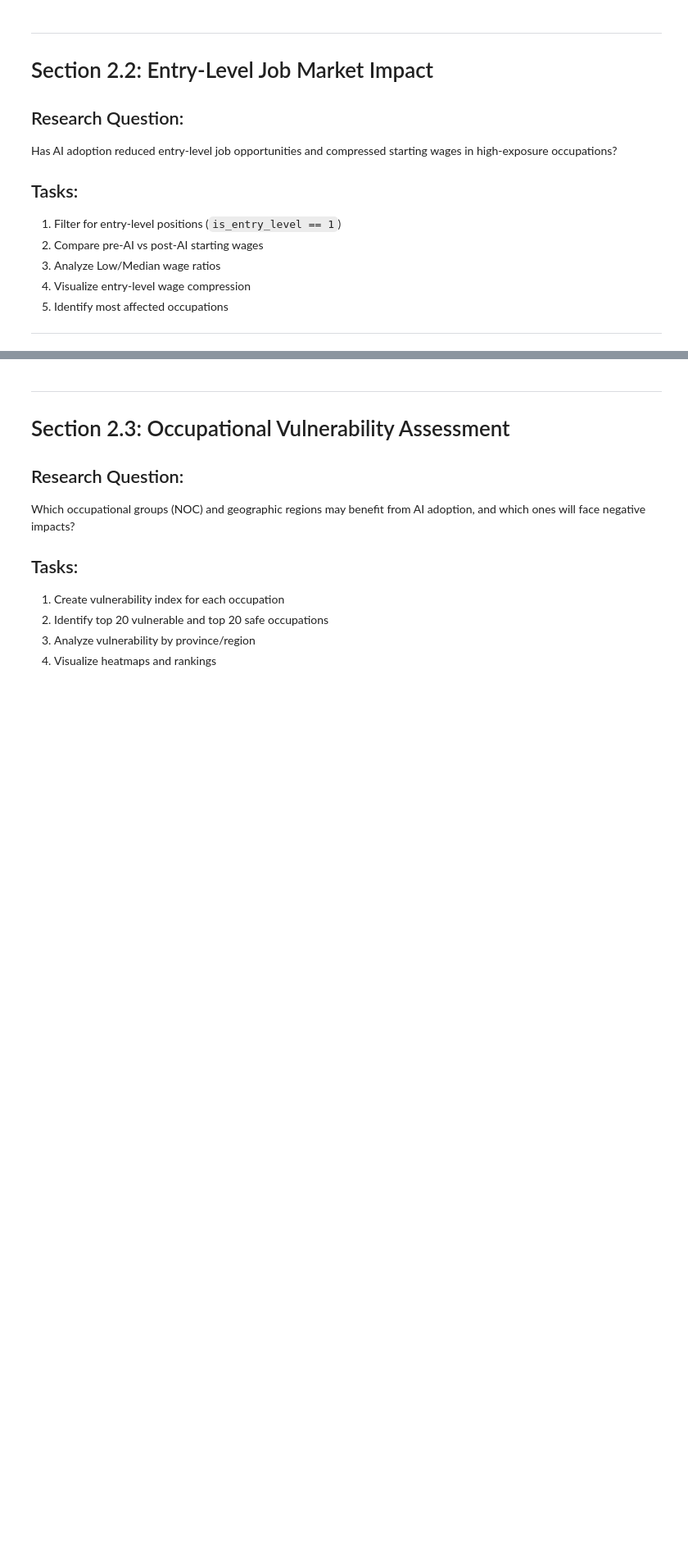
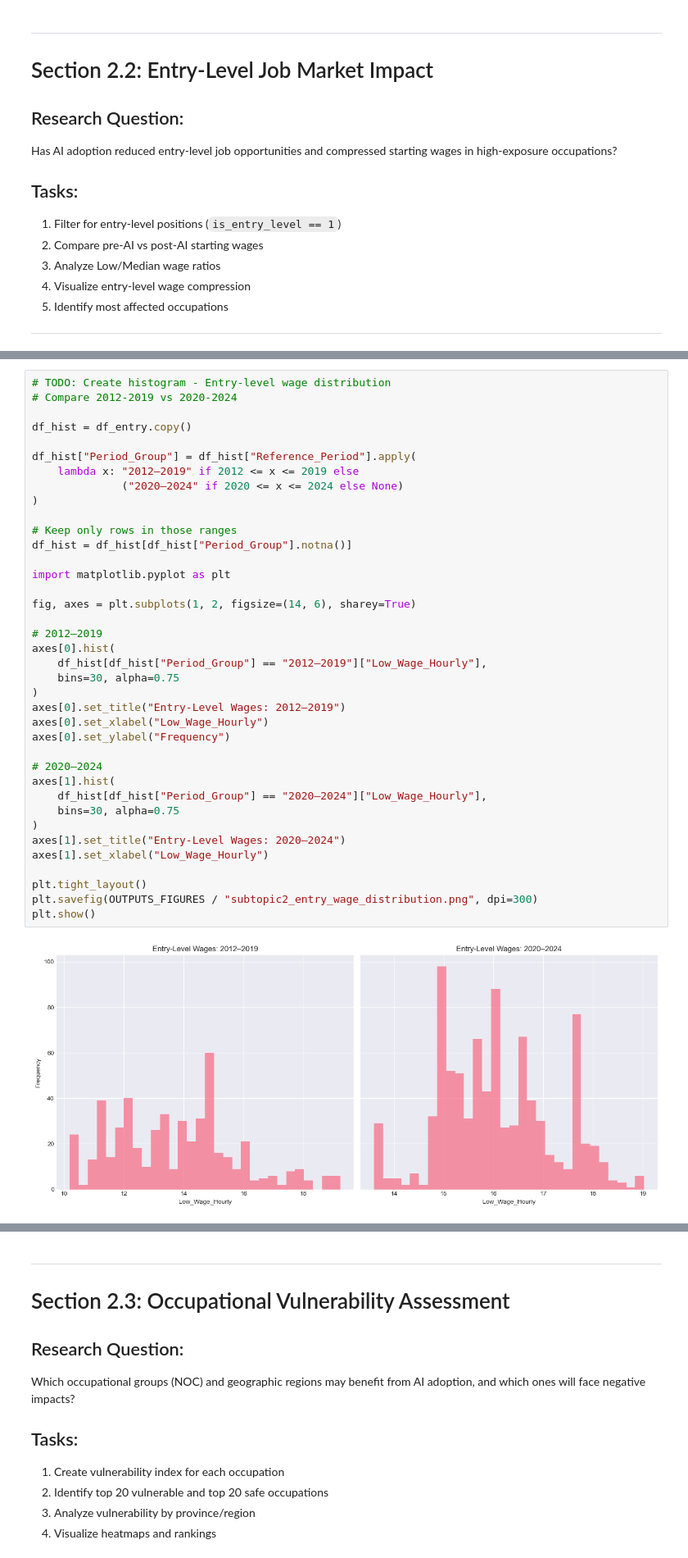
Before and after one commit to ojadeyemi/MATH_1130_Final_Project, a Jupyter notebook: notebooks/02_analysis.ipynb, the cells around one changed output, grey strips where cells are left out. Shown: that part at 82% size. Saved outputs shown, nothing was run; the diff lists cells and outputs as text; blank space fills up the shorter version.

Commit message:
Ejikeme's subtopic 1/2 code

```diff
--- a/notebooks/02_analysis.ipynb
+++ b/notebooks/02_analysis.ipynb
@@ -177,0 +403,40 @@ plt.show()
+# %%
+# TODO: Create histogram - Entry-level wage distribution
+# Compare 2012-2019 vs 2020-2024
+
+df_hist = df_entry.copy()
+
+df_hist["Period_Group"] = df_hist["Reference_Period"].apply(
+    lambda x: "2012–2019" if 2012 <= x <= 2019 else
+              ("2020–2024" if 2020 <= x <= 2024 else None)
+)
+
+# Keep only rows in those ranges
+df_hist = df_hist[df_hist["Period_Group"].notna()]
+
+import matplotlib.pyplot as plt
+
+fig, axes = plt.subplots(1, 2, figsize=(14, 6), sharey=True)
+
+# 2012–2019
+axes[0].hist(
+    df_hist[df_hist["Period_Group"] == "2012–2019"]["Low_Wage_Hourly"],
+    bins=30, alpha=0.75
+)
+axes[0].set_title("Entry-Level Wages: 2012–2019")
+axes[0].set_xlabel("Low_Wage_Hourly")
+axes[0].set_ylabel("Frequency")
+
+# 2020–2024
+axes[1].hist(
+    df_hist[df_hist["Period_Group"] == "2020–2024"]["Low_Wage_Hourly"],
+    bins=30, alpha=0.75
+)
+axes[1].set_title("Entry-Level Wages: 2020–2024")
+axes[1].set_xlabel("Low_Wage_Hourly")
+
+plt.tight_layout()
+plt.savefig(OUTPUTS_FIGURES / "subtopic2_entry_wage_distribution.png", dpi=300)
+plt.show()
+# %% [output]
+[figure, added]
```
Also changed, not shown: parts of 28 cells of this notebook, 1 other file.
